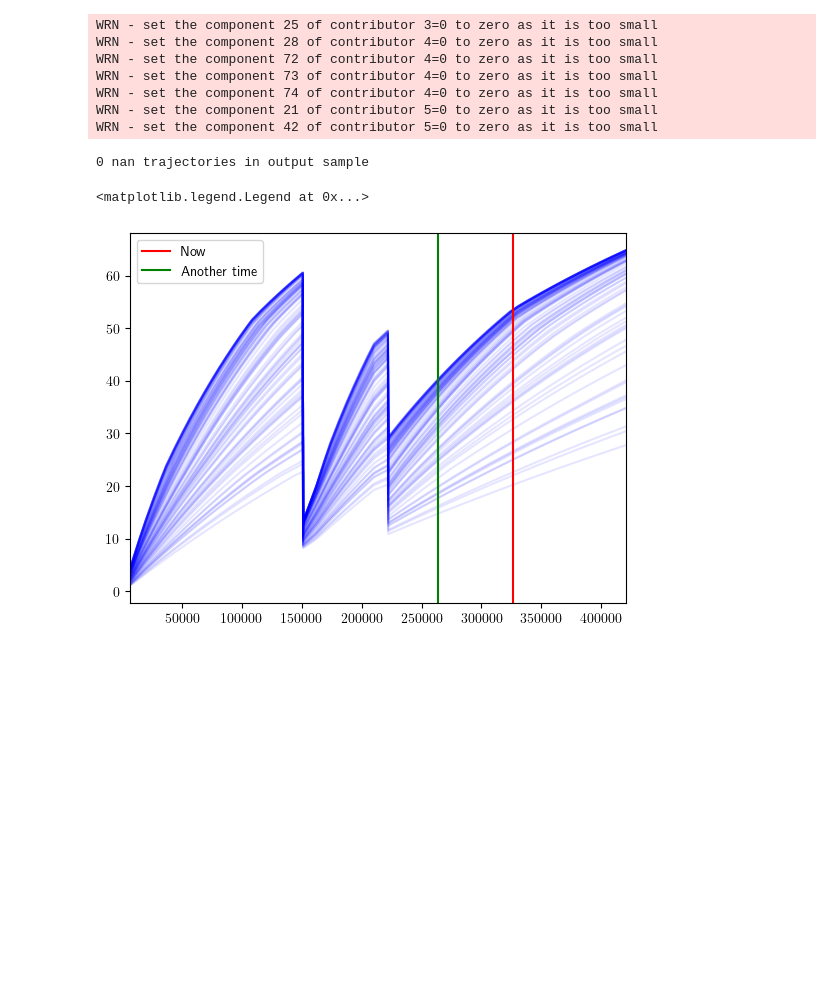
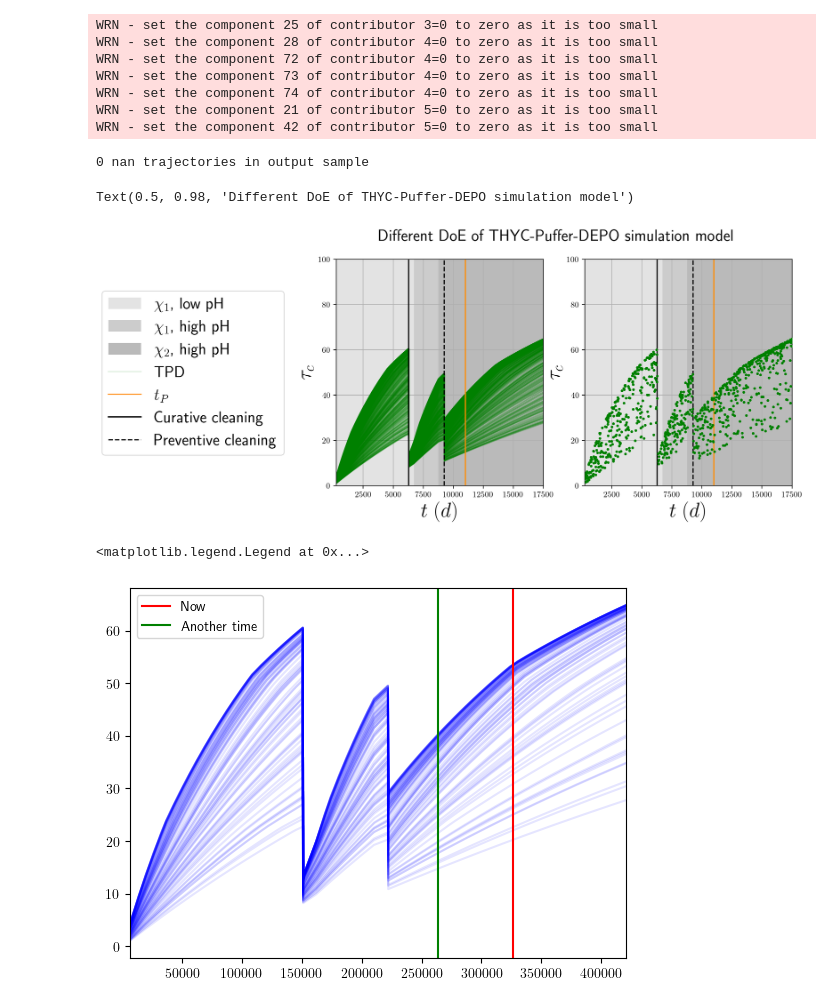
Before and after one commit to EdgarJaber/bayes-calibration-for-prognostics, a Jupyter notebook: rul_analysis.ipynb, the cells around one changed output. Drawn from its saved outputs; the diff is of its cells as text; code cells hidden in the pictures; blank space fills up the shorter version.

```diff
--- a/rul_analysis.ipynb
+++ b/rul_analysis.ipynb
@@ -9,7 +9,10 @@ import pandas as pd
 import seaborn as sns
 from plot import plot_tpd
 
-from data_preparation import prepro_data_pce, preprocess_field_data
+from data_preparation import prepro_data_pce, preprocess_field_data, prepro_data_gp
+
+from sklearn.model_selection import train_test_split
+
 
 
 BASE_DIRECTORY = '/Users/edgarjaber/Desktop/Articles/codes folder/Bayes-calibration-for-clogging-prognostics/DATA/'
@@ -23,7 +26,7 @@ HOURLY_GRID = np.linspace(0, 420481, 420481).astype(int)
 
 T0 = 563846400
 
-plt.rcParams['figure.dpi']= 100
+plt.rcParams['figure.dpi']= 200
 plt.rcParams['text.usetex'] = True
 # %%
 data, time_indices = preprocess_field_data(csv_file=csv_file,
@@ -57,9 +60,24 @@ n_max = lhs_hl.shape[0]
 n_samp = 1000
 
 X, y = prepro_data_pce(mc_hl, mc_cl, n_max, n_samp, 2)
-y_interpolated = np.asarray([np.interp(HOURLY_GRID, SIMULATION_TIME*24, y[i,:]) for i in range(len(y))])
+X_gp, y_gp = prepro_data_gp(mc_hl, mc_cl, SIMULATION_TIME, n_max, n_samp, 2, scale=False)
+#y_interpolated = np.asarray([np.interp(HOURLY_GRID, SIMULATION_TIME*24, y[i,:]) for i in range(len(y))])
 # %% [output]
 0 nan trajectories in output sample
+# %%
+fig, axs = plt.subplots(1,2, figsize=(10,5))
+
+axs[0] = plot_tpd(axs[0], input_dic, y, SIMULATION_TIME, 'TPD')
+axs[1] = plot_tpd(axs[1], input_dic, y_gp, X_gp[:,1]/24, 'TPD')
+
+lines_labels = [axs[0].get_legend_handles_labels()]
+lines, labels = [sum(lol, []) for lol in zip(*lines_labels)]
+fig.legend(lines, labels, bbox_to_anchor=(0.05,0.8), fontsize=20)
+
+fig.suptitle('Different DoE of THYC-Puffer-DEPO simulation model', fontsize=20)
+# %% [output]
+Text(0.5, 0.98, 'Different DoE of THYC-Puffer-DEPO simulation model')
+[figure, added]
 # %%
 for i in range(100):
     plt.plot(HOURLY_GRID, y_interpolated[i,:], color='blue', alpha=0.1)
```
Also changed, not shown: parts of 14 cells of this notebook, 25 other files.
